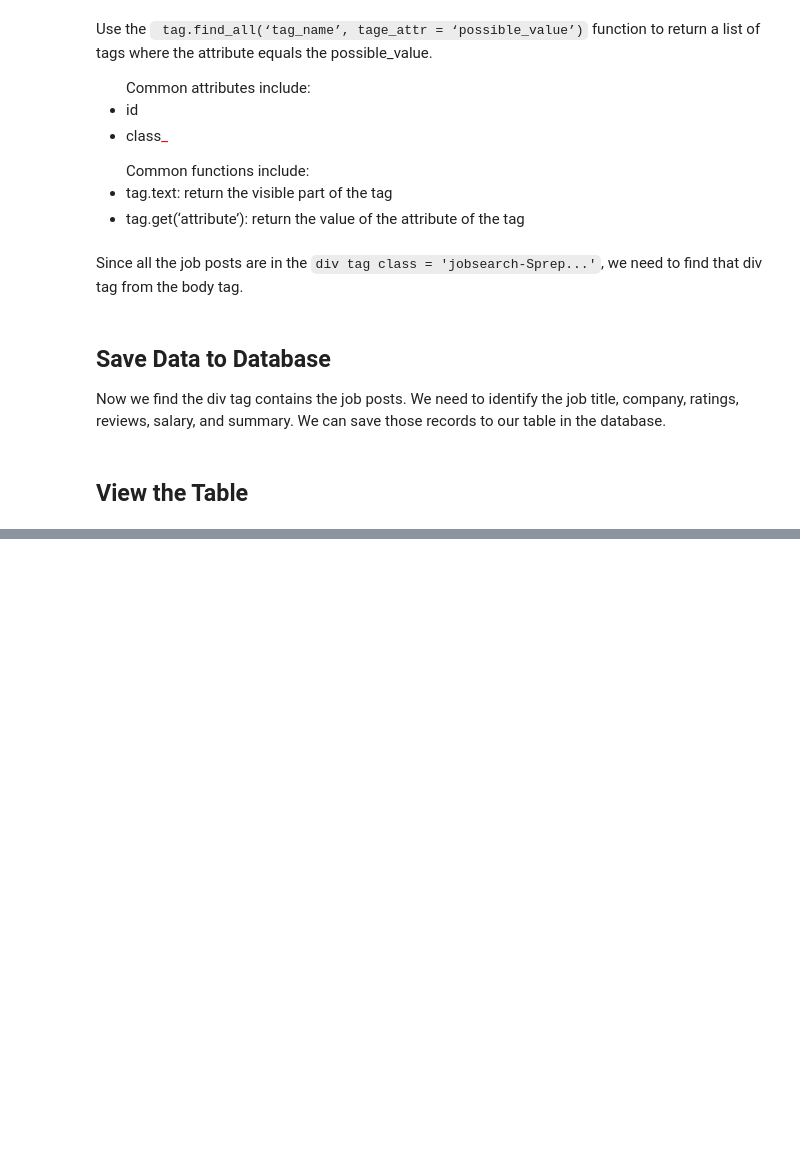
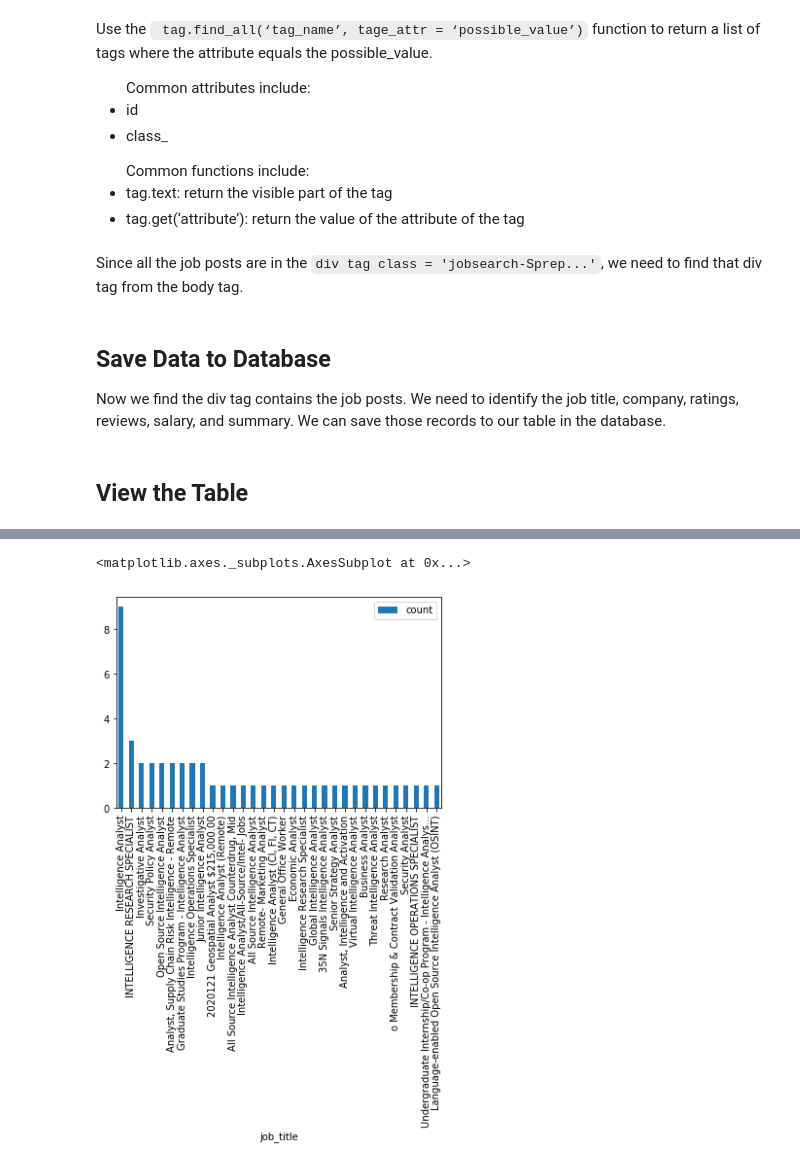
Before and after one commit to xbwei/Data-Mining-on-Social-Media, a Jupyter notebook: Other/Extract_Job_Posts_from_Indeed.ipynb, the cells around one changed output, grey strips where cells are left out. Saved outputs shown, nothing was run; the diff lists cells and outputs as text; code cells hidden in the pictures; blank space fills up the shorter version.

```diff
--- a/Other/Extract_Job_Posts_from_Indeed.ipynb
+++ b/Other/Extract_Job_Posts_from_Indeed.ipynb
@@ -145,6 +145,6 @@ for div_row in td_resultsCol.find_all('div', class_='jobsearch-SerpJobCard unifi
 # %% [markdown]
 ## View the Table
 # %%
-df = pandas.read_sql_query('select * from demo.indeed', conn)
-df[:]
+df = pandas.read_sql_query('select count(*) as count,job_title from demo.indeed group by job_title order by count desc ', conn)
+df.plot.bar(x='job_title')
 # %% [output]
@@ -167,3 +151,5 @@ df[:]
+<matplotlib.axes._subplots.AxesSubplot at 0x...>
+[figure, added]
 # %%
 cur.close()
 conn.close()
```
Also changed, not shown: parts of 2 cells of this notebook.
